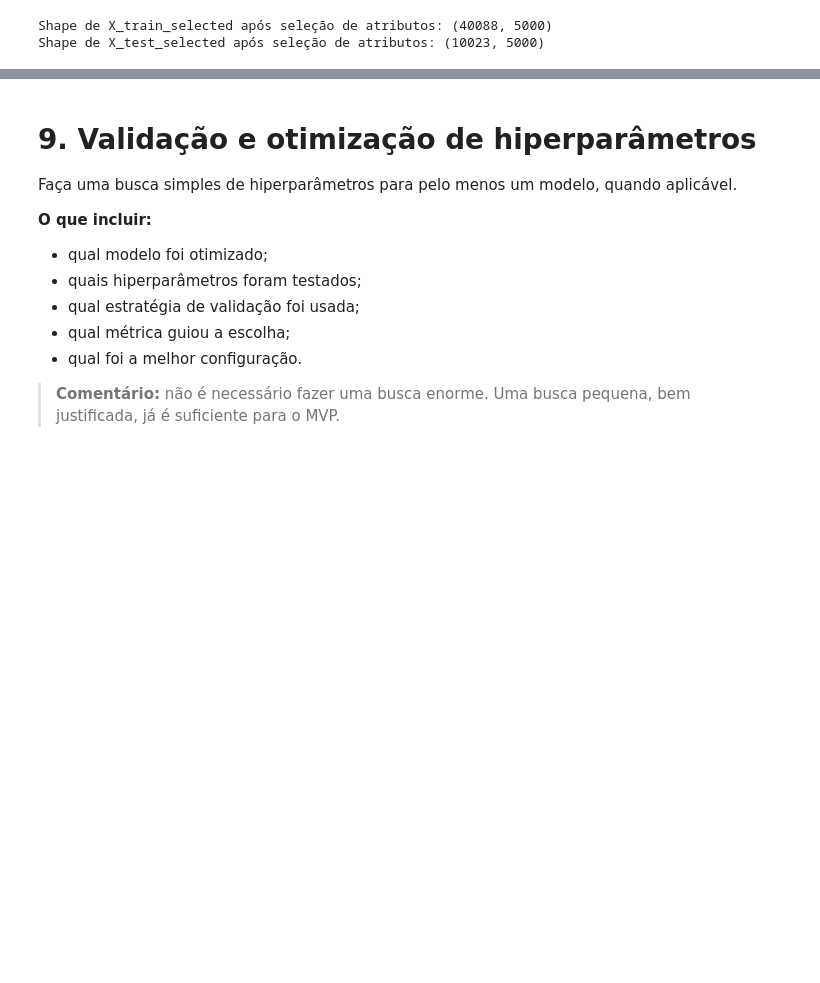
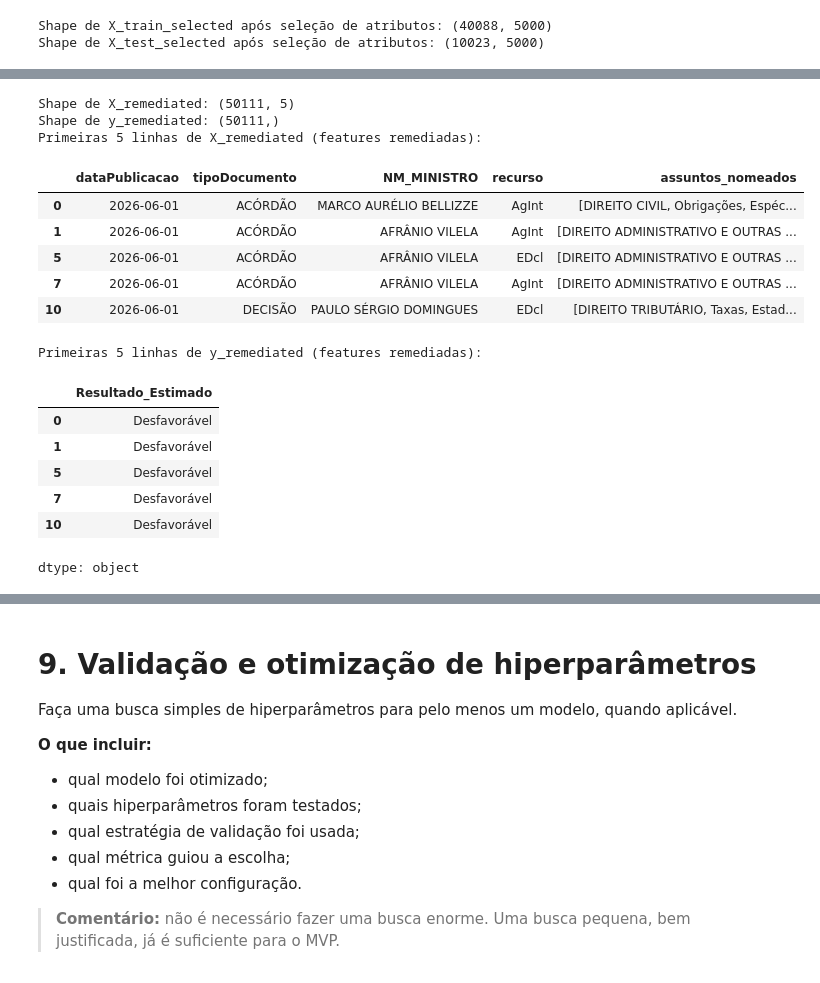
Before and after one commit to rafaeldebarros/MVP_machine_learning, a Jupyter notebook: MVP_ML_DL.ipynb, the cells around one changed output, grey strips where cells are left out. Drawn from its saved outputs; the diff is of its cells as text; code cells hidden in the pictures; blank space fills up the shorter version.

```diff
--- a/MVP_ML_DL.ipynb
+++ b/MVP_ML_DL.ipynb
@@ -1441,0 +1631,40 @@ Interprete a tabela de resultados.
+# %%
+# 1. Redefinição de Features (X) e Target (y) sem 'descricaoMonocratica' e 'texto_integral'
+
+# Variável Target permanece a mesma
+y_remediated = df_decisoes_terminativas['Resultado_Estimado']
+
+# ATENÇÃO: As colunas 'descricaoMonocratica' e 'texto_integral' foram adicionadas aqui para exclusão,
+# pois foram identificadas como prováveis fontes de data leakage.
+features_para_excluir_remediated = [
+    'SeqDocumento', 'numeroRegistro', 'processo', 'assuntos', 'Resultado_Estimado',
+    'dataRecebimento', 'dataDistribuição', 'teor',
+    'descricaoMonocratica', 'texto_integral'
+]
+
+X_remediated = df_decisoes_terminativas.drop(columns=features_para_excluir_remediated)
+
+print(f"Shape de X_remediated: {X_remediated.shape}")
+print(f"Shape de y_remediated: {y_remediated.shape}")
+print("Primeiras 5 linhas de X_remediated (features remediadas):")
+display(X_remediated.head())
+print("Primeiras 5 linhas de y_remediated (features remediadas):")
+display(y_remediated.head())
+# %% [output]
+Shape de X_remediated: (50111, 5)
+Shape de y_remediated: (50111,)
+Primeiras 5 linhas de X_remediated (features remediadas):
+|  | dataPublicacao | tipoDocumento | NM_MINISTRO | recurso | assuntos_nomeados |
+| 0 | 2026-06-01 | ACÓRDÃO | MARCO AURÉLIO BELLIZZE | AgInt | [DIREITO CIVIL, Obrigações, Espéc... |
+| 1 | 2026-06-01 | ACÓRDÃO | AFRÂNIO VILELA | AgInt | [DIREITO ADMINISTRATIVO E OUTRAS ... |
+| 5 | 2026-06-01 | ACÓRDÃO | AFRÂNIO VILELA | EDcl | [DIREITO ADMINISTRATIVO E OUTRAS ... |
+| 7 | 2026-06-01 | ACÓRDÃO | AFRÂNIO VILELA | AgInt | [DIREITO ADMINISTRATIVO E OUTRAS ... |
+| 10 | 2026-06-01 | DECISÃO | PAULO SÉRGIO DOMINGUES | EDcl | [DIREITO TRIBUTÁRIO, Taxas, Estad... |
+Primeiras 5 linhas de y_remediated (features remediadas):
+|  | Resultado_Estimado |
+| 0 | Desfavorável |
+| 1 | Desfavorável |
+| 5 | Desfavorável |
+| 7 | Desfavorável |
+| 10 | Desfavorável |
+dtype: object
```
Also changed, not shown: parts of 53 cells of this notebook.
